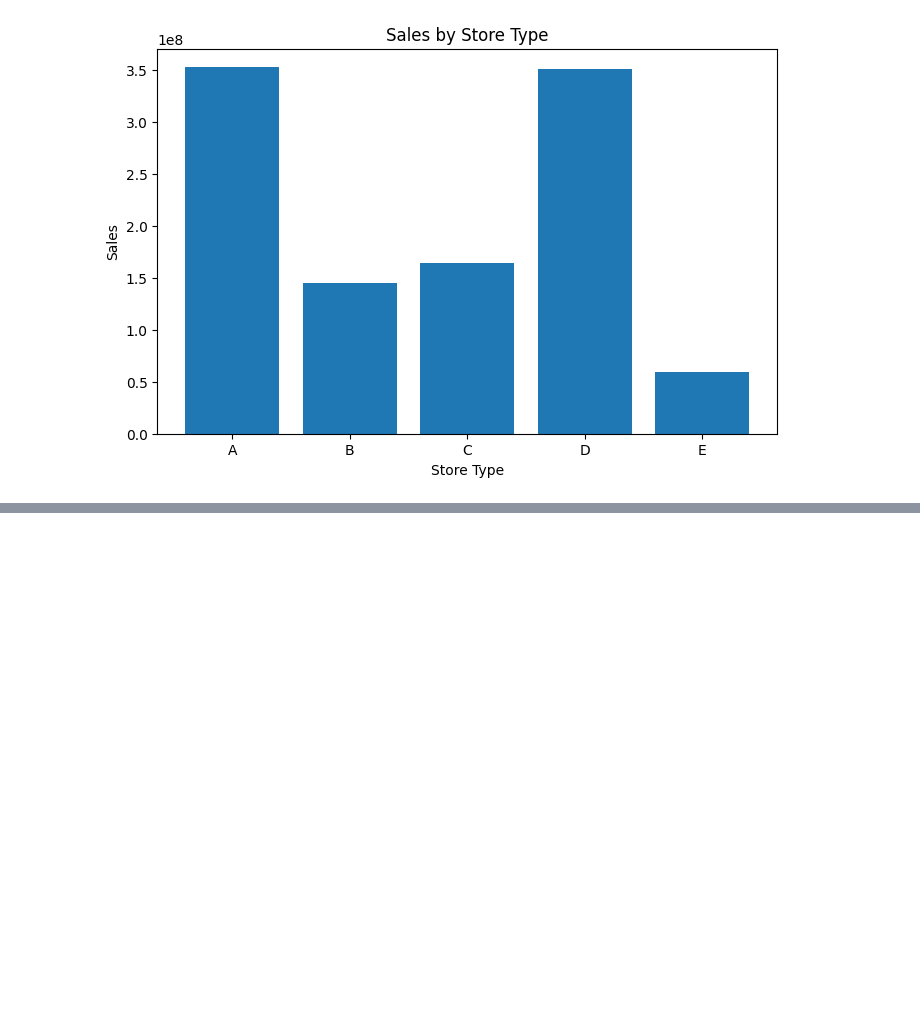
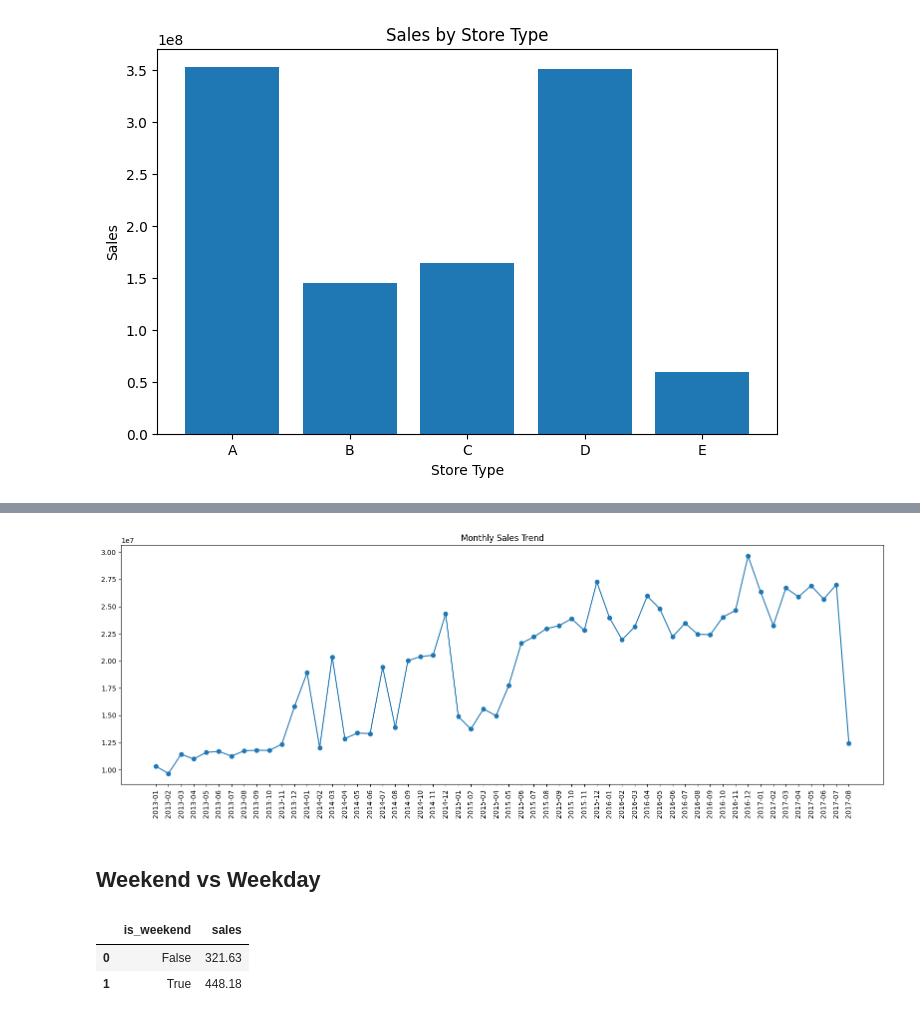
Before and after one commit to Husnain5Khalid/DemandIQ-Smart-demand-forecasting-, a Jupyter notebook: notebooks/01-DataExploration.ipynb, the cells around one changed output, grey strips where cells are left out. Drawn from its saved outputs; the diff is of its cells as text; code cells hidden in the pictures; blank space fills up the shorter version.

```diff
--- a/notebooks/01-DataExploration.ipynb
+++ b/notebooks/01-DataExploration.ipynb
@@ -762,0 +804,11 @@ plt.show()
+# %%
+train_df["year"] = train_df["date"].dt.year
+train_df["month"] = train_df["date"].dt.month
+# %%
+monthly_sales = (
+    train_df
+    .groupby(["year","month"], as_index=False)["sales"]
+    .sum()
+)
+
+monthly_sales.head()
@@ -762,0 +822,26 @@ plt.show()
+# %%
+monthly_sales["year_month"] = (
+    monthly_sales["year"].astype(str)
+    + "-"
+    + monthly_sales["month"].astype(str).str.zfill(2)
+)
+# %%
+plt.figure(figsize=(16,6))
+
+plt.plot(
+    monthly_sales["year_month"],
+    monthly_sales["sales"],
+    marker="o"
+)
+
+plt.xticks(rotation=90)
+
+plt.title("Monthly Sales Trend")
+
+plt.tight_layout()
+
+plt.show()
+# %% [output]
+[figure, added]
+# %% [markdown]
+## Weekend vs Weekday
@@ -762,0 +852,12 @@ plt.show()
+# %%
+weekend_sales = (
+    train_df
+    .groupby("is_weekend", as_index=False)["sales"]
+    .mean()
+)
+
+weekend_sales
+# %% [output]
+|  | is_weekend | sales |
+| 0 | False | 321.63 |
+| 1 | True | 448.18 |
```
Also changed, not shown: parts of 8 cells of this notebook.
